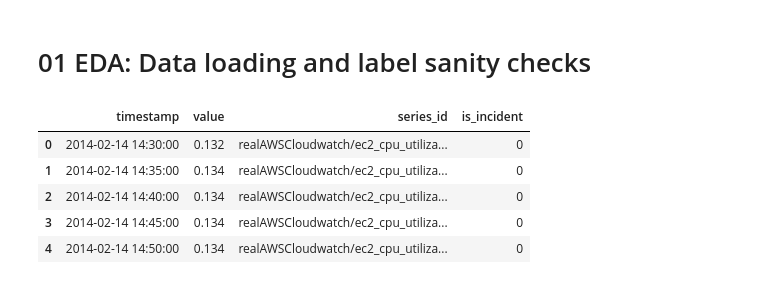
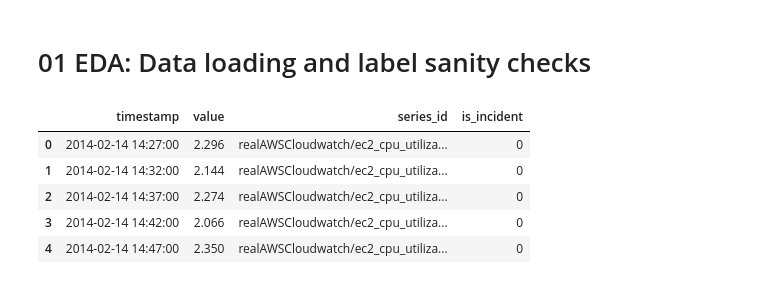
Before and after one commit to Tombiczek/Predictive-alerting-for-cloud-metrics, a Jupyter notebook: notebooks/01_eda.ipynb, the cells around one changed output. Saved outputs shown, nothing was run; the diff lists cells and outputs as text; code cells hidden in the pictures.

```diff
--- a/notebooks/01_eda.ipynb
+++ b/notebooks/01_eda.ipynb
@@ -11,27 +11,28 @@ sys.path.insert(0, str(PROJECT_ROOT / "src"))
 # %%
 from src.data.loading import build_labeled_dataset
 
 DATA_DIR = PROJECT_ROOT / "data"
 LABELS_PATH = DATA_DIR / "combined_windows.json"
 
 SERIES_FILES = [
-    DATA_DIR / "realAWSCloudwatch/ec2_cpu_utilization_24ae8d.csv",
-    DATA_DIR / "realAWSCloudwatch/ec2_disk_write_bytes_c0d644.csv",
+    DATA_DIR / "realAWSCloudwatch/ec2_cpu_utilization_fe7f93.csv",
+    DATA_DIR / "realAWSCloudwatch/rds_cpu_utilization_e47b3b.csv",
+    DATA_DIR / "realAWSCloudwatch/grok_asg_anomaly.csv",
 ]
 
 dataset_df = build_labeled_dataset(
     series_paths=SERIES_FILES,
     labels_path=LABELS_PATH,
 )
 
 dataset_df.head()
 # %% [output]
 |  | timestamp | value | series_id | is_incident |
-| 0 | 2014-02-14 14:30:00 | 0.132 | realAWSCloudwatch/ec2_cpu_utiliza... | 0 |
-| 1 | 2014-02-14 14:35:00 | 0.134 | realAWSCloudwatch/ec2_cpu_utiliza... | 0 |
-| 2 | 2014-02-14 14:40:00 | 0.134 | realAWSCloudwatch/ec2_cpu_utiliza... | 0 |
-| 3 | 2014-02-14 14:45:00 | 0.134 | realAWSCloudwatch/ec2_cpu_utiliza... | 0 |
-| 4 | 2014-02-14 14:50:00 | 0.134 | realAWSCloudwatch/ec2_cpu_utiliza... | 0 |
+| 0 | 2014-02-14 14:27:00 | 2.296 | realAWSCloudwatch/ec2_cpu_utiliza... | 0 |
+| 1 | 2014-02-14 14:32:00 | 2.144 | realAWSCloudwatch/ec2_cpu_utiliza... | 0 |
+| 2 | 2014-02-14 14:37:00 | 2.274 | realAWSCloudwatch/ec2_cpu_utiliza... | 0 |
+| 3 | 2014-02-14 14:42:00 | 2.066 | realAWSCloudwatch/ec2_cpu_utiliza... | 0 |
+| 4 | 2014-02-14 14:47:00 | 2.350 | realAWSCloudwatch/ec2_cpu_utiliza... | 0 |
 # %%
 from src.data.loading import summarize_series
 
```
Also changed, not shown: parts of 24 cells of this notebook, 3 other files.
